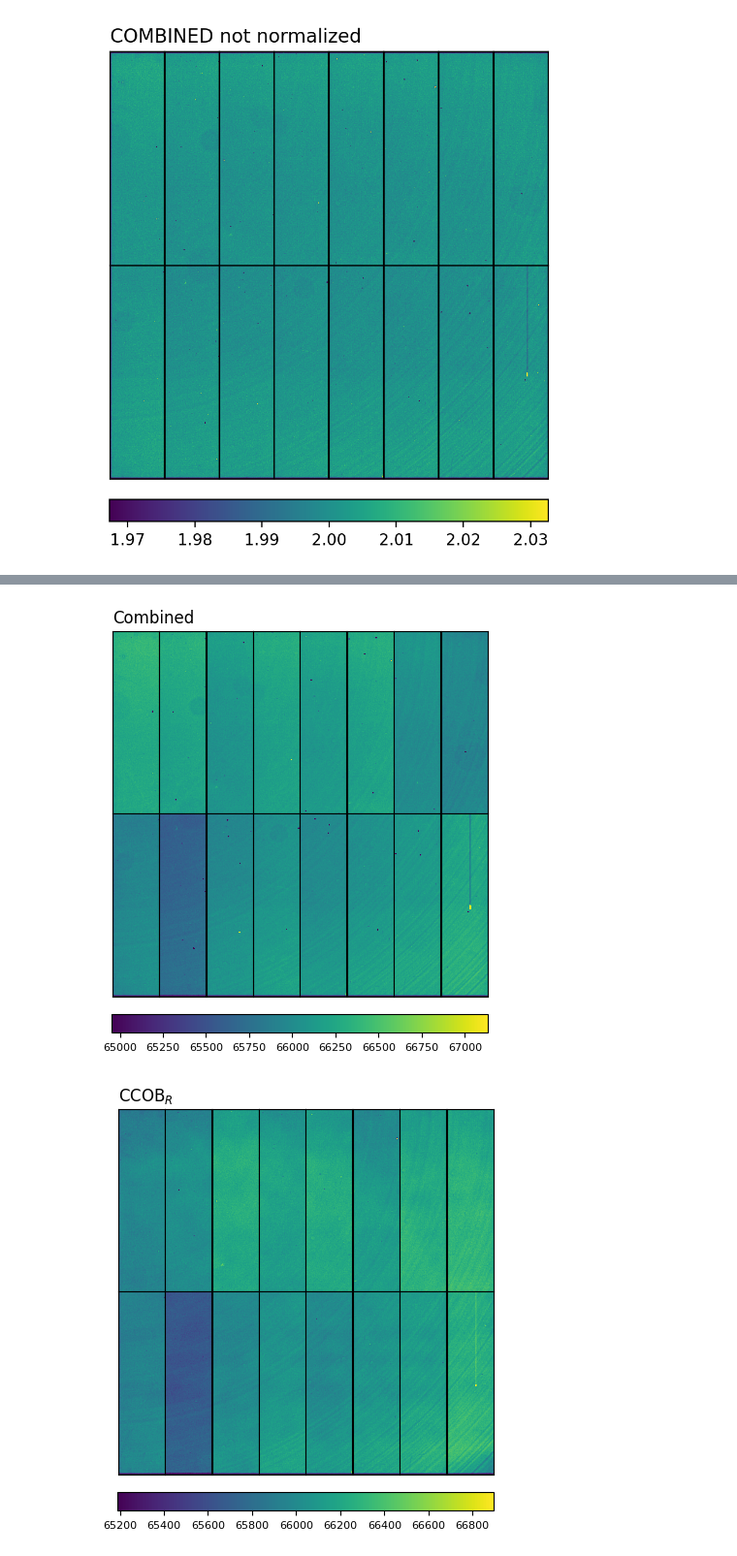
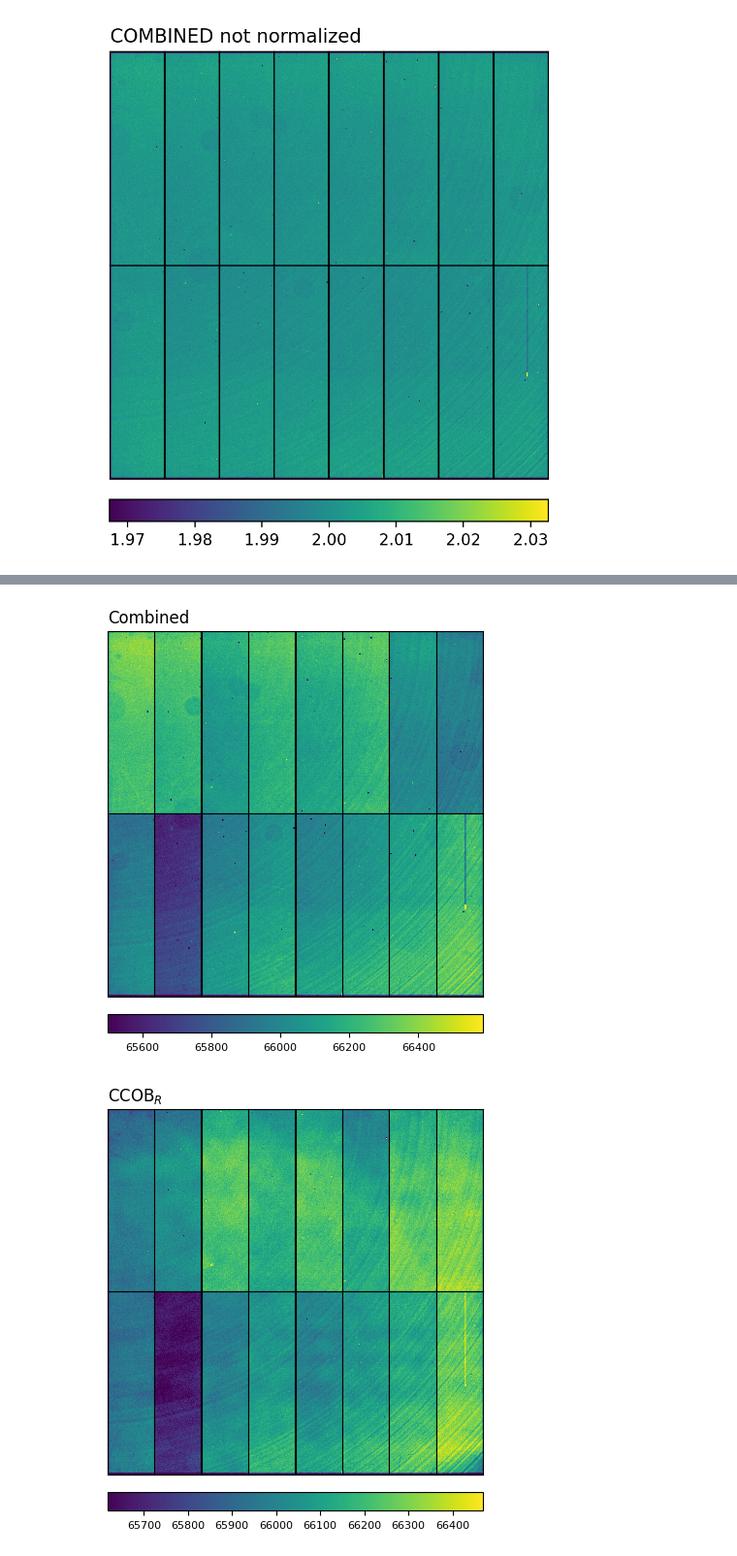
Before and after one commit to youtsumi/summer_research_2020, a Jupyter notebook: RED_full_sensor_flat.ipynb, the cells around one changed output, grey strips where cells are left out. Shown at 97% size. Saved outputs shown, nothing was run; the diff lists cells and outputs as text; code cells hidden in the pictures.

```diff
--- a/RED_full_sensor_flat.ipynb
+++ b/RED_full_sensor_flat.ipynb
@@ -257,7 +257,7 @@ for i in range(1, (columns*rows) + 1):
 
     #mean = image.mean()
     #std = mad_std(image)
-    N = 1
+    N = 0.5
 
     if i == 1:
         plt.title("Combined", loc='left')
@@ -300,7 +300,7 @@ for i in range(1, (columns*rows) + 1):
 
     #mean = image.mean()       # no weights function needed becasue this data is acquired from using uv band already
     #std = mad_std(image)
-    N = 1
+    N = 0.5
 
     if i == 1:
         plt.title(r"CCOB$_{R}$", loc='left')
@@ -327,33 +327,33 @@ mean = numpy.mean(wholepixels,dtype=numpy.float64)
 std = numpy.std(wholepixels,dtype=numpy.float64)
 ax = []
 
 for i in range(1, (columns*rows) + 1):
     if i < 9:
         image = np.flipud(((normedimg_top[i - 1]) - (red_top[i - 1])) / (red_top[i - 1]))
     else:
         image = ((normedimg_bot[i - 1 - columns]) - (red_bot[i - 1 - columns])) / (red_bot[i - 1 - columns])
 
     ax1 = fig.add_subplot(rows, columns, i)
 
     ax.append(ax1)
 
 
     ax1.set_xticks([])   # getting rid of axis ticks and numbering
     ax1.set_yticks([])
     if i == 1:
         plt.title("Ratio", loc='left')
 
     #mean = image.mean()
     #std = mad_std(image)
-    N = 1
+    N = 0.5
 
     im = plt.imshow(image, vmin=mean-N*std,vmax=mean+N*std,origin="lower")
 
 cbar = fig.colorbar(im, ax=ax, orientation="horizontal", anchor=(0,-1))
 cbar.ax.tick_params(labelsize=8)
 # getting rid of space between subplots horizontally and vertically
 fig.subplots_adjust(wspace=0, hspace=0)
 plt.show()
 # %% [output]
-[figure, old version]
+[figure, new version]
-[figure, old version]
+[figure, new version]
```
Also changed, not shown: parts of 1 cell of this notebook.
